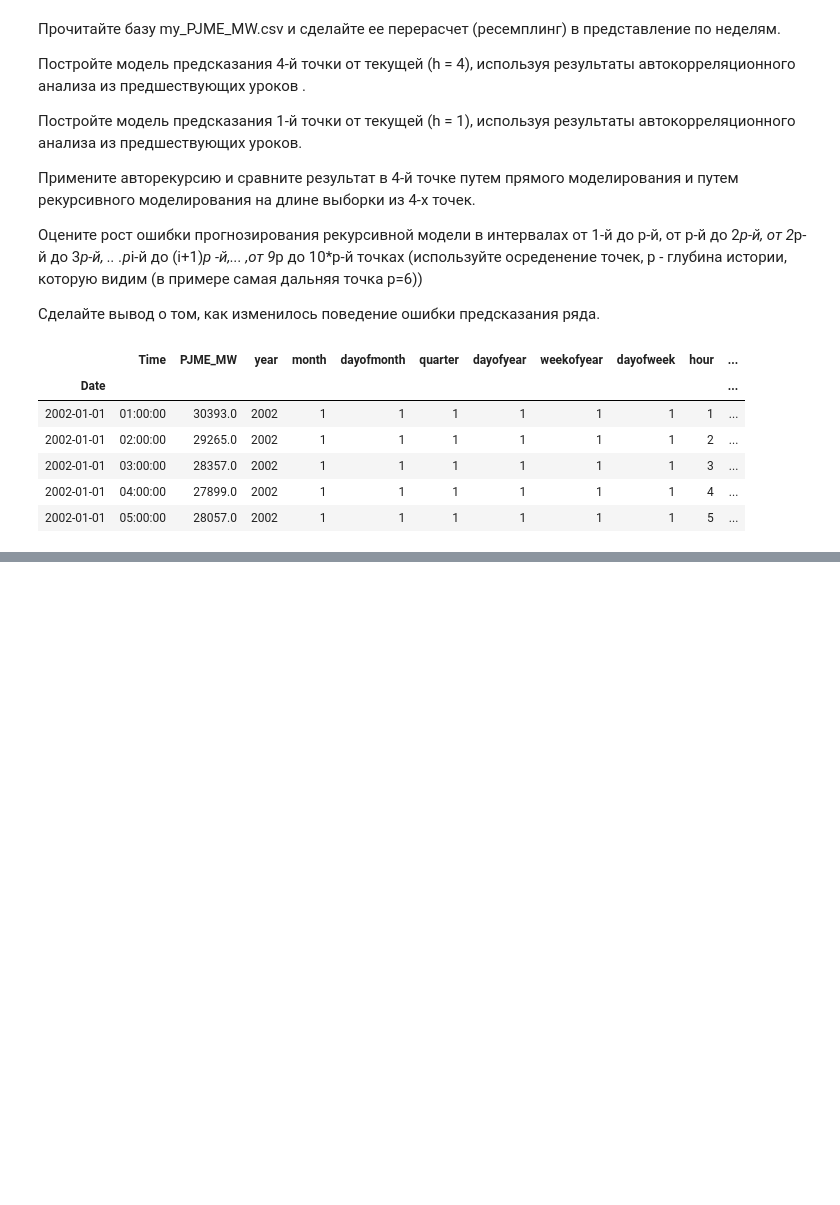
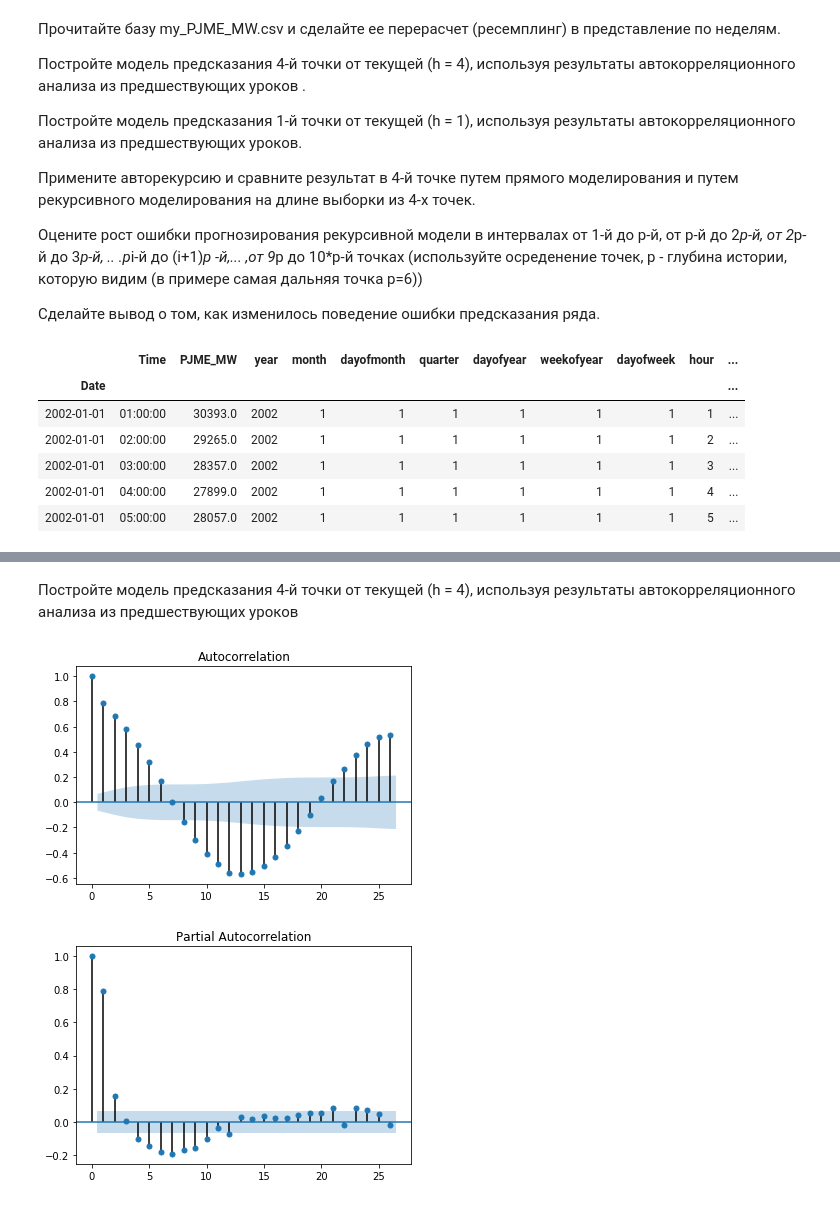
Before and after one commit to lyutov89/ML_in_production, a Jupyter notebook: lesson_4/lesson_4_Time_rows.ipynb, the cells around one changed output, grey strips where cells are left out. Cells and saved outputs as stored; diff of their text form; code cells hidden in the pictures; blank space fills up the shorter version.

```diff
--- a/lesson_4/lesson_4_Time_rows.ipynb
+++ b/lesson_4/lesson_4_Time_rows.ipynb
@@ -38,0 +63,11 @@ data.head()
+# %% [markdown]
+Постройте модель предсказания 4-й точки от текущей (h = 4), используя результаты автокорреляционного анализа из предшествующих уроков
+# %%
+
+sm.graphics.tsa.plot_acf(data_w['PJME_MW'].values, lags=26)
+plt.show()
+sm.graphics.tsa.plot_pacf(data_w['PJME_MW'].values, lags=26)
+plt.show()
+# %% [output]
+[figure, added]
+[figure, added]
```
Also changed, not shown: parts of 16 cells of this notebook.
